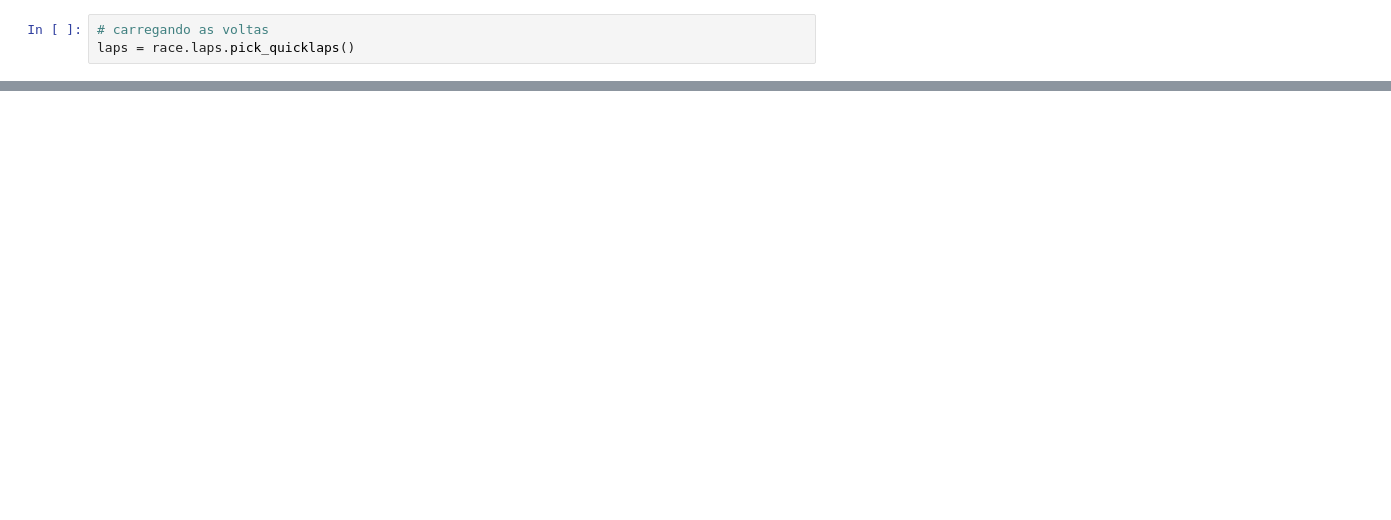
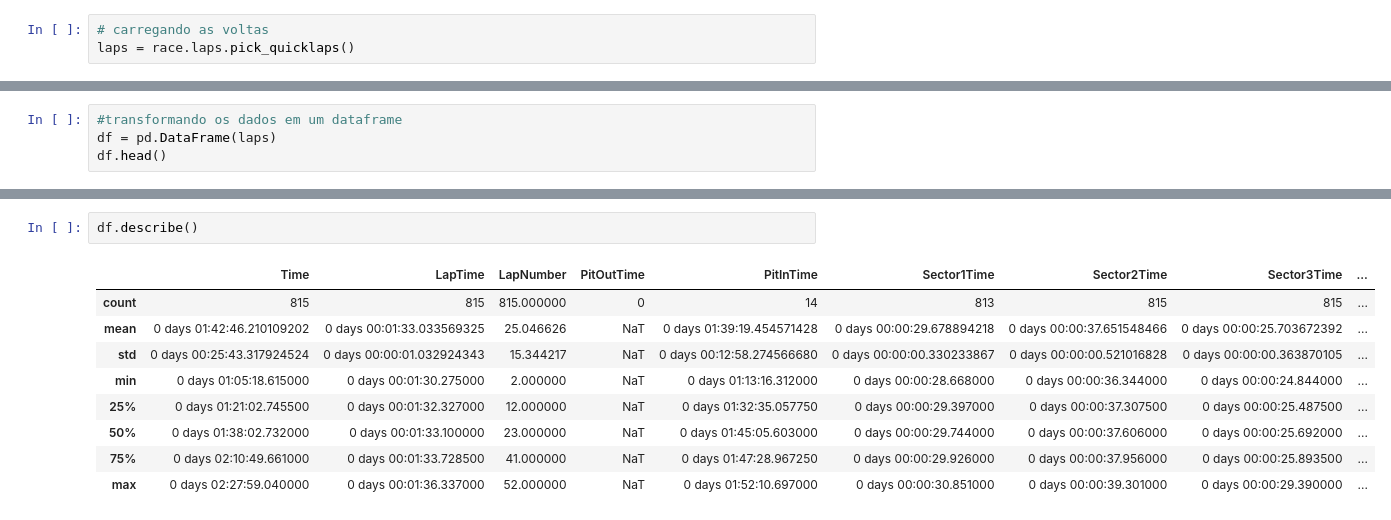
Before and after one commit to CarlosOrnelo/f1-silverstone-2023, a Jupyter notebook: f1-silverstone-2023.ipynb, the cells around one changed output, grey strips where cells are left out. Saved outputs shown, nothing was run; the diff lists cells and outputs as text; blank space fills up the shorter version.

```diff
--- a/f1-silverstone-2023.ipynb
+++ b/f1-silverstone-2023.ipynb
@@ -37,0 +55,4 @@ laps = race.laps.pick_quicklaps()
+# %%
+#transformando os dados em um dataframe
+df = pd.DataFrame(laps)
+df.head()
@@ -37,0 +92,12 @@ laps = race.laps.pick_quicklaps()
+# %%
+df.describe()
+# %% [output]
+|  | Time | LapTime | LapNumber | PitOutTime | PitInTime | Sector1Time | Sector2Time | Sector3Time | ... |
+| count | 815 | 815 | 815.000000 | 0 | 14 | 813 | 815 | 815 | ... |
+| mean | 0 days 01:42:46.210109202 | 0 days 00:01:33.033569325 | 25.046626 | NaT | 0 days 01:39:19.454571428 | 0 days 00:00:29.678894218 | 0 days 00:00:37.651548466 | 0 days 00:00:25.703672392 | ... |
+| std | 0 days 00:25:43.317924524 | 0 days 00:00:01.032924343 | 15.344217 | NaT | 0 days 00:12:58.274566680 | 0 days 00:00:00.330233867 | 0 days 00:00:00.521016828 | 0 days 00:00:00.363870105 | ... |
+| min | 0 days 01:05:18.615000 | 0 days 00:01:30.275000 | 2.000000 | NaT | 0 days 01:13:16.312000 | 0 days 00:00:28.668000 | 0 days 00:00:36.344000 | 0 days 00:00:24.844000 | ... |
+| 25% | 0 days 01:21:02.745500 | 0 days 00:01:32.327000 | 12.000000 | NaT | 0 days 01:32:35.057750 | 0 days 00:00:29.397000 | 0 days 00:00:37.307500 | 0 days 00:00:25.487500 | ... |
+| 50% | 0 days 01:38:02.732000 | 0 days 00:01:33.100000 | 23.000000 | NaT | 0 days 01:45:05.603000 | 0 days 00:00:29.744000 | 0 days 00:00:37.606000 | 0 days 00:00:25.692000 | ... |
+| 75% | 0 days 02:10:49.661000 | 0 days 00:01:33.728500 | 41.000000 | NaT | 0 days 01:47:28.967250 | 0 days 00:00:29.926000 | 0 days 00:00:37.956000 | 0 days 00:00:25.893500 | ... |
+| max | 0 days 02:27:59.040000 | 0 days 00:01:36.337000 | 52.000000 | NaT | 0 days 01:52:10.697000 | 0 days 00:00:30.851000 | 0 days 00:00:39.301000 | 0 days 00:00:29.390000 | ... |
```
Also changed, not shown: parts of 4 cells of this notebook.
